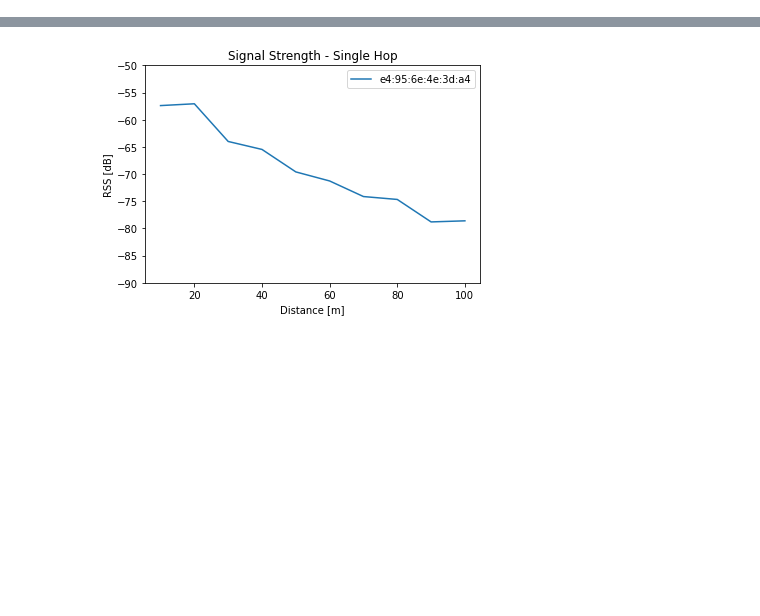
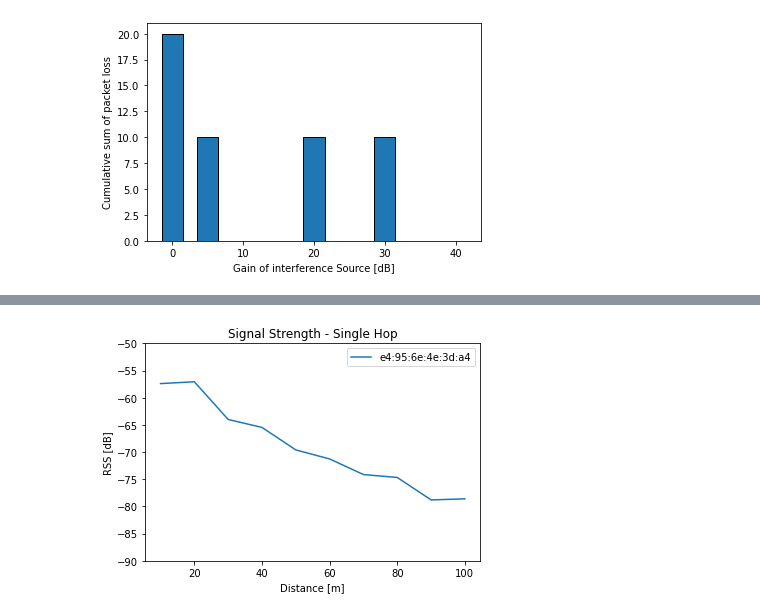
Before and after one commit to k00ziex/MastersThesis_FANETs_Fall_2022, a Jupyter notebook: Data_processing/Data_Visualization.ipynb, the cells around one changed output, grey strips where cells are left out. Saved outputs shown, nothing was run; the diff lists cells and outputs as text; code cells hidden in the pictures; blank space fills up the shorter version.

```diff
--- a/Data_processing/Data_Visualization.ipynb
+++ b/Data_processing/Data_Visualization.ipynb
@@ -369,0 +509,20 @@ def plot_rss(path, title, x_axis, x_label = 'Distance [m]'):
+# %%
+####### BAR PLOT - MESH CONFIGURATION PACKET LOSS ######
+distance_interference_file_iperf = "../Mesh Configuration/Interference_1/Dongle/results_"
+distance_interference_iperf_files = ["../Mesh Configuration/No Interference/Dongle/results.txt",
+                        distance_interference_file_iperf + "5G.txt",
+                        distance_interference_file_iperf + "10G.txt",
+                        distance_interference_file_iperf + "20G.txt",
+                        distance_interference_file_iperf + "30G.txt",
+                        distance_interference_file_iperf + "40G.txt",
+                        ]
+
+x = np.array([0,5,10,20,30,40])
+y = packet_loss_cumsum(distance_interference_iperf_files)
+width = 3
+plt.bar(x, y, width, edgecolor = 'black')
+plt.xlabel("Gain of interference Source [dB]")
+plt.ylabel("Cumulative sum of packet loss")
+plt.show()
+# %% [output]
+[figure, added]
```
Also changed, not shown: parts of 7 cells of this notebook.
